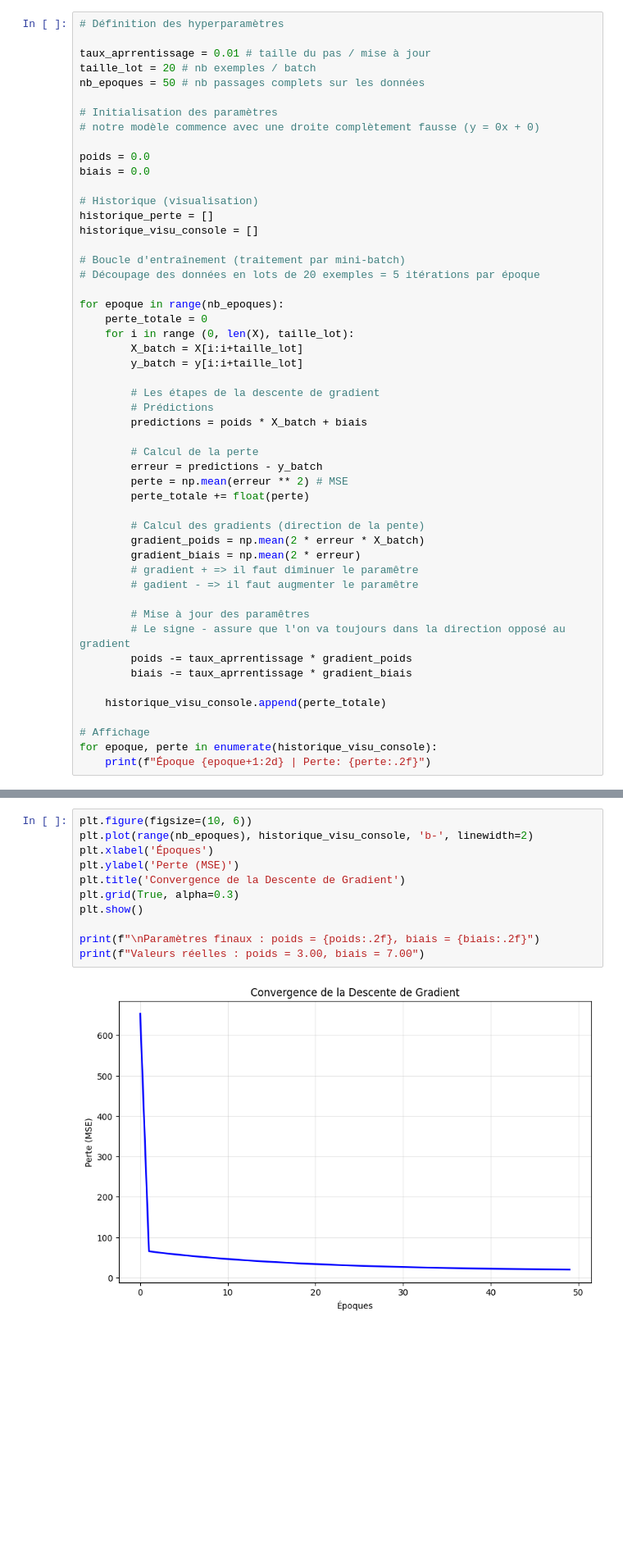
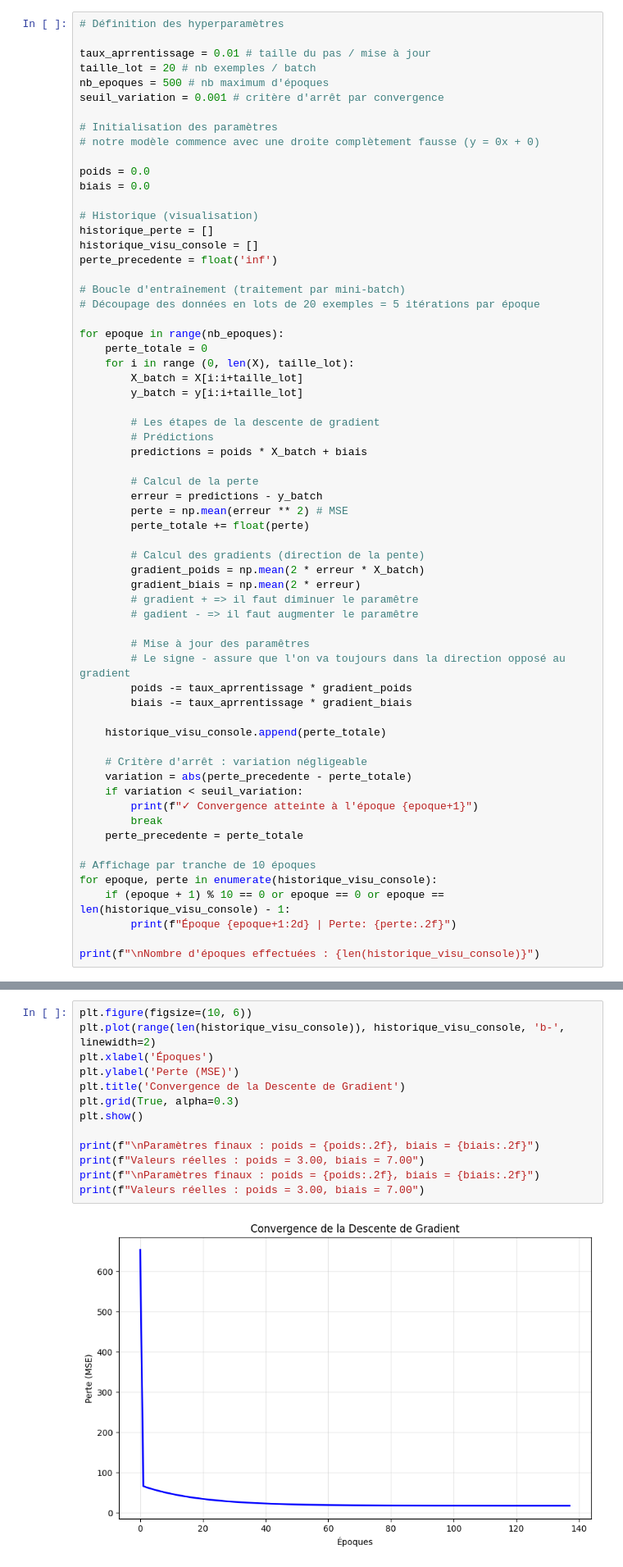
Before and after one commit to Paul-Emmanuel-Buffe/what-is-machine-learning, a Jupyter notebook: notebooks/what_the_ml.ipynb, the cells around one changed output, grey strips where cells are left out. Shown at 82% size. Saved outputs shown, nothing was run; the diff lists cells and outputs as text; blank space fills up the shorter version.

```diff
--- a/notebooks/what_the_ml.ipynb
+++ b/notebooks/what_the_ml.ipynb
@@ -652,7 +652,8 @@ plt.show()
 
 taux_aprrentissage = 0.01 # taille du pas / mise à jour
 taille_lot = 20 # nb exemples / batch
-nb_epoques = 50 # nb passages complets sur les données
+nb_epoques = 500 # nb maximum d'époques
+seuil_variation = 0.001 # critère d'arrêt par convergence
 
 # Initialisation des paramètres
 # notre modèle commence avec une droite complètement fausse (y = 0x + 0)
@@ -663,6 +664,7 @@ biais = 0.0
 # Historique (visualisation)
 historique_perte = []
 historique_visu_console = []
+perte_precedente = float('inf')
 
 # Boucle d'entraînement (traitement par mini-batch)
 # Découpage des données en lots de 20 exemples = 5 itérations par époque
@@ -695,7 +697,17 @@ for epoque in range(nb_epoques):
 
     historique_visu_console.append(perte_totale)
 
-# Affichage
+    # Critère d'arrêt : variation négligeable
+    variation = abs(perte_precedente - perte_totale)
+    if variation < seuil_variation:
+        print(f"✓ Convergence atteinte à l'époque {epoque+1}")
+        break
+    perte_precedente = perte_totale
+
+# Affichage par tranche de 10 époques
 for epoque, perte in enumerate(historique_visu_console):
-    print(f"Époque {epoque+1:2d} | Perte: {perte:.2f}")
+    if (epoque + 1) % 10 == 0 or epoque == 0 or epoque == len(historique_visu_console) - 1:
+        print(f"Époque {epoque+1:2d} | Perte: {perte:.2f}")
+
+print(f"\nNombre d'époques effectuées : {len(historique_visu_console)}")
 # %% [output]
@@ -735,14 +748,16 @@ plt.show()
 #### Evolution de la perte
 # %%
 plt.figure(figsize=(10, 6))
-plt.plot(range(nb_epoques), historique_visu_console, 'b-', linewidth=2)
+plt.plot(range(len(historique_visu_console)), historique_visu_console, 'b-', linewidth=2)
 plt.xlabel('Époques')
 plt.ylabel('Perte (MSE)')
 plt.title('Convergence de la Descente de Gradient')
 plt.grid(True, alpha=0.3)
 plt.show()
 
 print(f"\nParamètres finaux : poids = {poids:.2f}, biais = {biais:.2f}")
 print(f"Valeurs réelles : poids = 3.00, biais = 7.00")
+print(f"\nParamètres finaux : poids = {poids:.2f}, biais = {biais:.2f}")
+print(f"Valeurs réelles : poids = 3.00, biais = 7.00")
 # %% [output]
-[figure, old version]
+[figure, new version]
```
Also changed, not shown: parts of 4 cells of this notebook.
